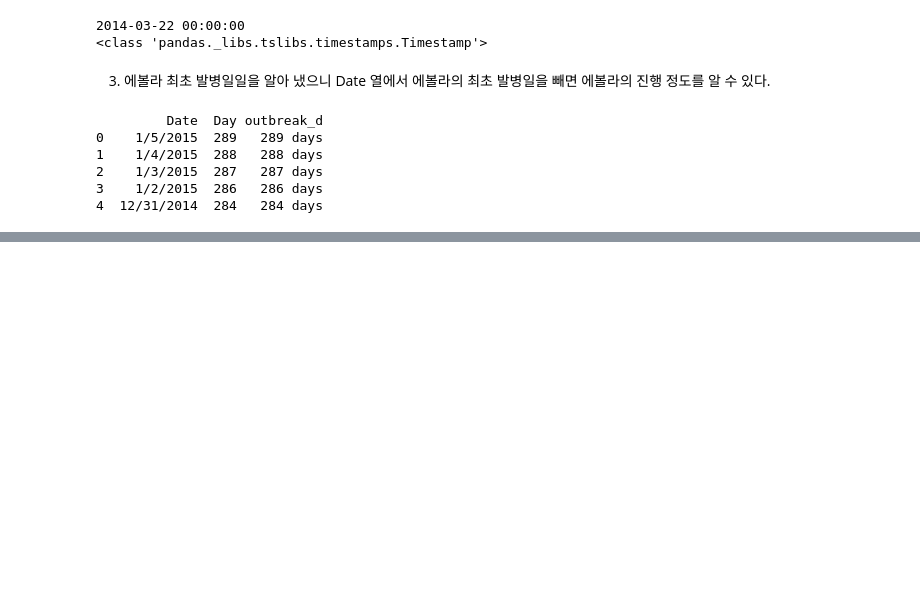
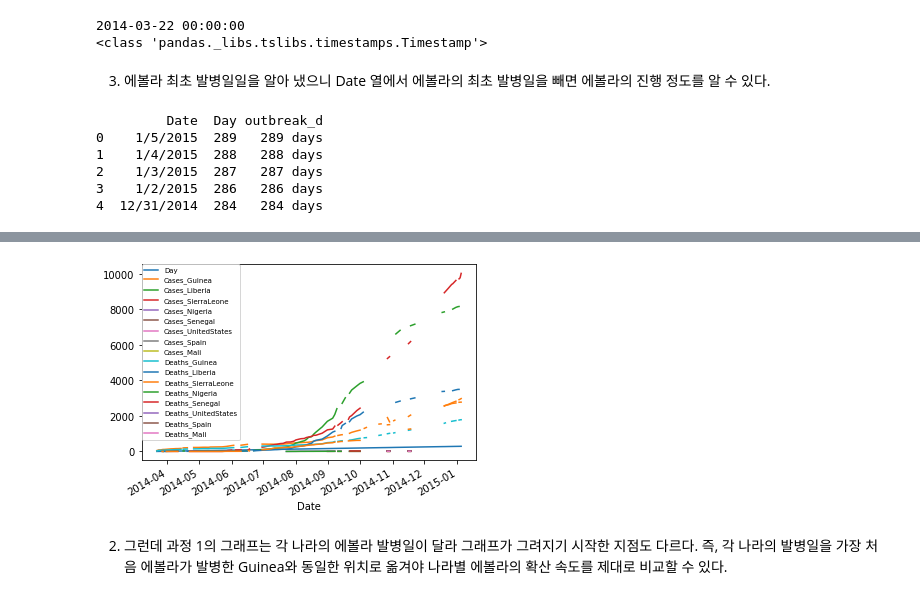
Before and after one commit to jaeyoon89/doit_pandas_study, a Jupyter notebook: ch12_pandas_timeseries_#2.ipynb, the cells around one changed output, grey strips where cells are left out. Cells and saved outputs as stored; diff of their text form; code cells hidden in the pictures; blank space fills up the shorter version.

```diff
--- a/ch12_pandas_timeseries_#2.ipynb
+++ b/ch12_pandas_timeseries_#2.ipynb
@@ -44,0 +366,3 @@ print(ebola[['Date', 'Day', 'outbreak_d']].head())
+# %%
+ebola = pd.read_csv('C:/Users/이재윤/doit_pandas/data/country_timeseries.csv', parse_dates=[0])
+print(ebola.iloc[:5, :5])
@@ -44,0 +420,13 @@ print(ebola[['Date', 'Day', 'outbreak_d']].head())
+# %%
+import matplotlib.pyplot as plt
+
+ebola.index = ebola['Date']
+
+fig, ax = plt.subplots()
+ax = ebola.iloc[0:, 1:].plot(ax=ax)
+ax.legend(fontsize=7, loc=2, borderaxespad=0.)
+plt.show()
+# %% [output]
+[figure, added]
+# %% [markdown]
+2) 그런데 과정 1의 그래프는 각 나라의 에볼라 발병일이 달라 그래프가 그려지기 시작한 지점도 다르다. 즉, 각 나라의 발병일을 가장 처음 에볼라가 발병한 Guinea와 동일한 위치로 옮겨야 나라별 에볼라의 확산 속도를 제대로 비교할 수 있다.
```
Also changed, not shown: parts of 70 cells of this notebook.
